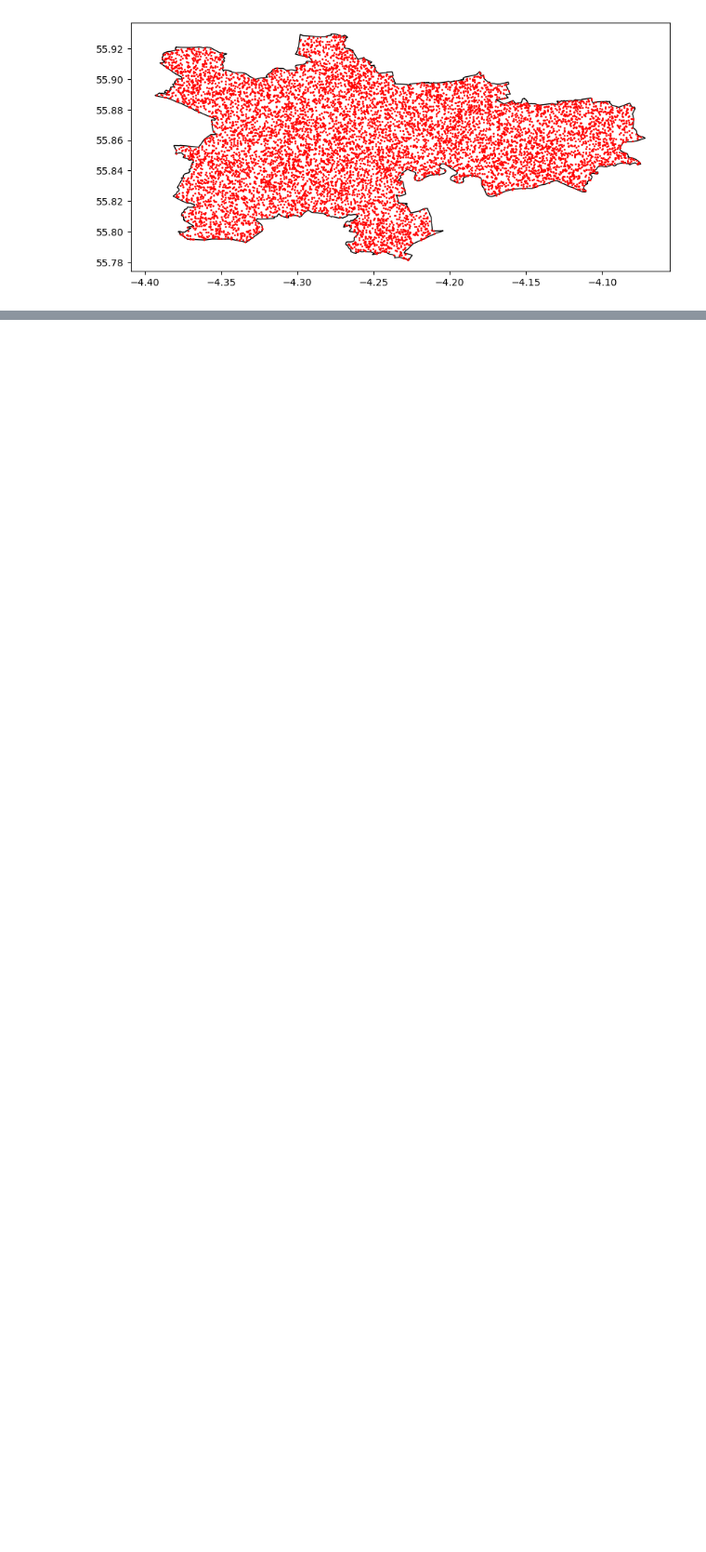
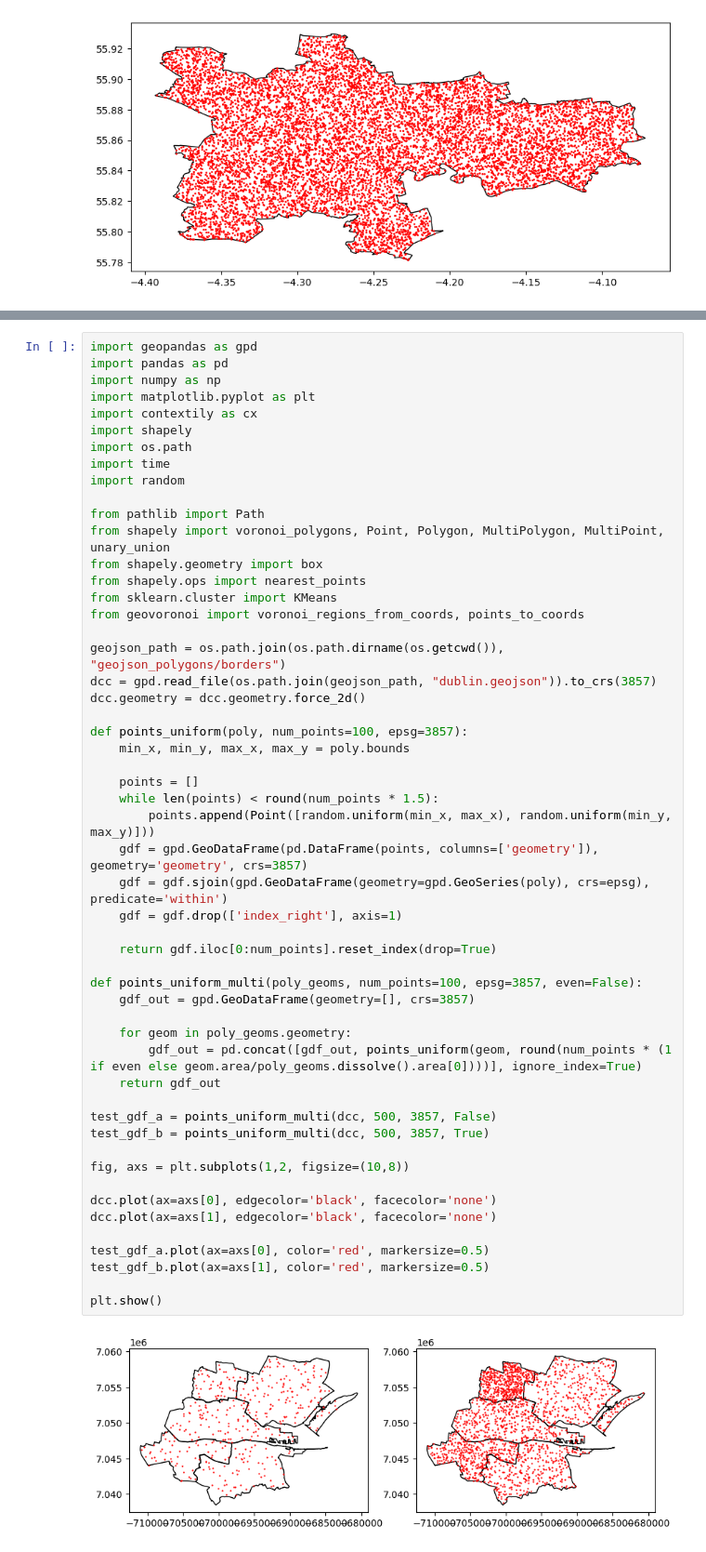
Before and after one commit to paddeaux/radian, a Jupyter notebook: new_features.ipynb, the cells around one changed output, grey strips where cells are left out. Shown at 93% size. Drawn from its saved outputs; the diff is of its cells as text; blank space fills up the shorter version.

```diff
--- a/new_features.ipynb
+++ b/new_features.ipynb
@@ -486,0 +609,55 @@ old uniform time = 0.783193826675415
+# %%
+import geopandas as gpd
+import pandas as pd
+import numpy as np
+import matplotlib.pyplot as plt
+import contextily as cx
+import shapely
+import os.path
+import time
+import random
+
+from pathlib import Path
+from shapely import voronoi_polygons, Point, Polygon, MultiPolygon, MultiPoint, unary_union
+from shapely.geometry import box
+from shapely.ops import nearest_points
+from sklearn.cluster import KMeans
+from geovoronoi import voronoi_regions_from_coords, points_to_coords
+
+geojson_path = os.path.join(os.path.dirname(os.getcwd()), "geojson_polygons/borders")
+dcc = gpd.read_file(os.path.join(geojson_path, "dublin.geojson")).to_crs(3857)
+dcc.geometry = dcc.geometry.force_2d()
+
+def points_uniform(poly, num_points=100, epsg=3857):
+    min_x, min_y, max_x, max_y = poly.bounds
+
+    points = []
+    while len(points) < round(num_points * 1.5):
+        points.append(Point([random.uniform(min_x, max_x), random.uniform(min_y, max_y)]))
+    gdf = gpd.GeoDataFrame(pd.DataFrame(points, columns=['geometry']), geometry='geometry', crs=3857)
+    gdf = gdf.sjoin(gpd.GeoDataFrame(geometry=gpd.GeoSeries(poly), crs=epsg), predicate='within')
+    gdf = gdf.drop(['index_right'], axis=1)
+
+    return gdf.iloc[0:num_points].reset_index(drop=True)
+
+def points_uniform_multi(poly_geoms, num_points=100, epsg=3857, even=False):
+    gdf_out = gpd.GeoDataFrame(geometry=[], crs=3857)
+
+    for geom in poly_geoms.geometry:
+        gdf_out = pd.concat([gdf_out, points_uniform(geom, round(num_points * (1 if even else geom.area/poly_geoms.dissolve().area[0])))], ignore_index=True)
+    return gdf_out
+
+test_gdf_a = points_uniform_multi(dcc, 500, 3857, False)
+test_gdf_b = points_uniform_multi(dcc, 500, 3857, True)
+
+fig, axs = plt.subplots(1,2, figsize=(10,8))
+
+dcc.plot(ax=axs[0], edgecolor='black', facecolor='none')
+dcc.plot(ax=axs[1], edgecolor='black', facecolor='none')
+
+test_gdf_a.plot(ax=axs[0], color='red', markersize=0.5)
+test_gdf_b.plot(ax=axs[1], color='red', markersize=0.5)
+
+plt.show()
+# %% [output]
+[figure, added]
```
Also changed, not shown: parts of 9 cells of this notebook, 5 other files.
